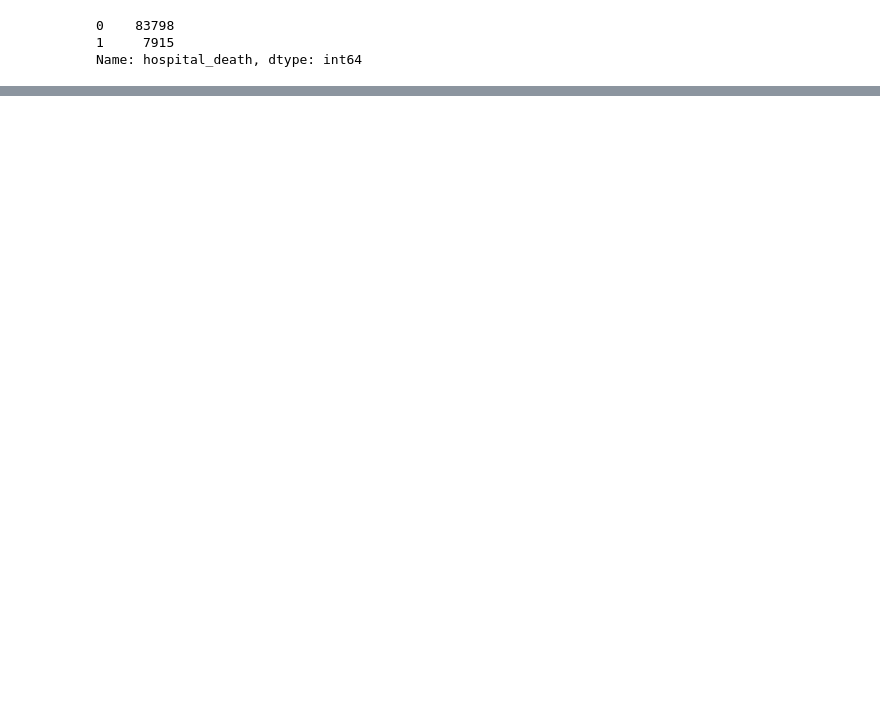
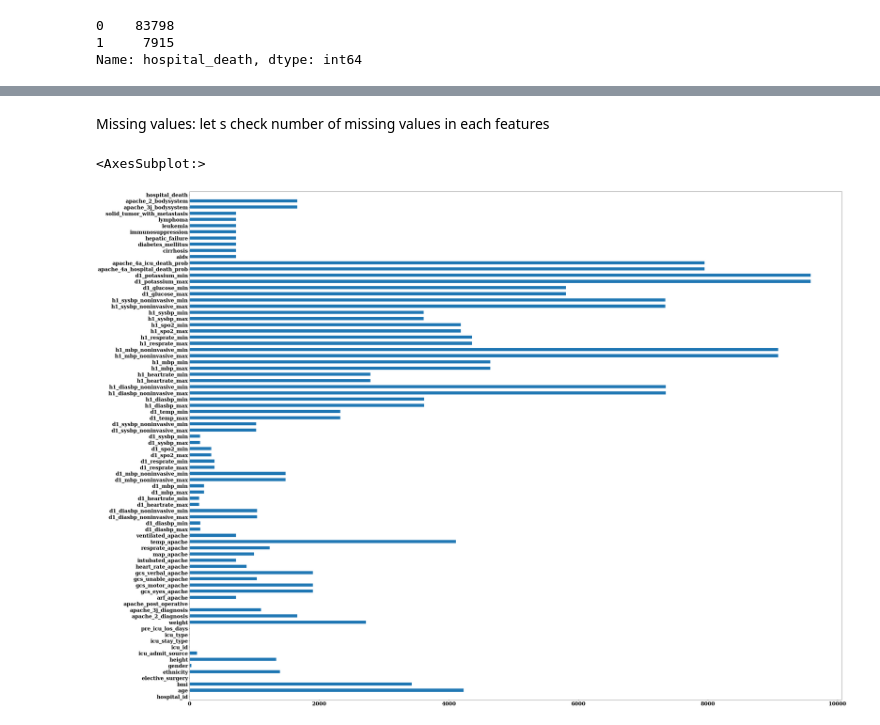
Before and after one commit to EladBil/DS-Squad-Project, a Jupyter notebook: data_analysis.ipynb, the cells around one changed output, grey strips where cells are left out. Cells and saved outputs as stored; diff of their text form; code cells hidden in the pictures; blank space fills up the shorter version.

```diff
--- a/data_analysis.ipynb
+++ b/data_analysis.ipynb
@@ -140,0 +245,15 @@ histogram:
+# %% [markdown]
+Missing values: let s check number of missing values in each features
+# %%
+nb_nan = complete_data.isnull().sum()
+font = {'family' : 'serif',
+        'weight' : 'bold',
+        'size'   : 22}
+import matplotlib as mpl
+#mpl.rc('font', **font)
+
+#mpl.rcParams['figure.dpi'] = 150
+nb_nan.plot.barh(figsize=(50,40)) #need to get it bigger
+# %% [output]
+<AxesSubplot:>
+[figure, added]
```
Also changed, not shown: parts of 17 cells of this notebook.
